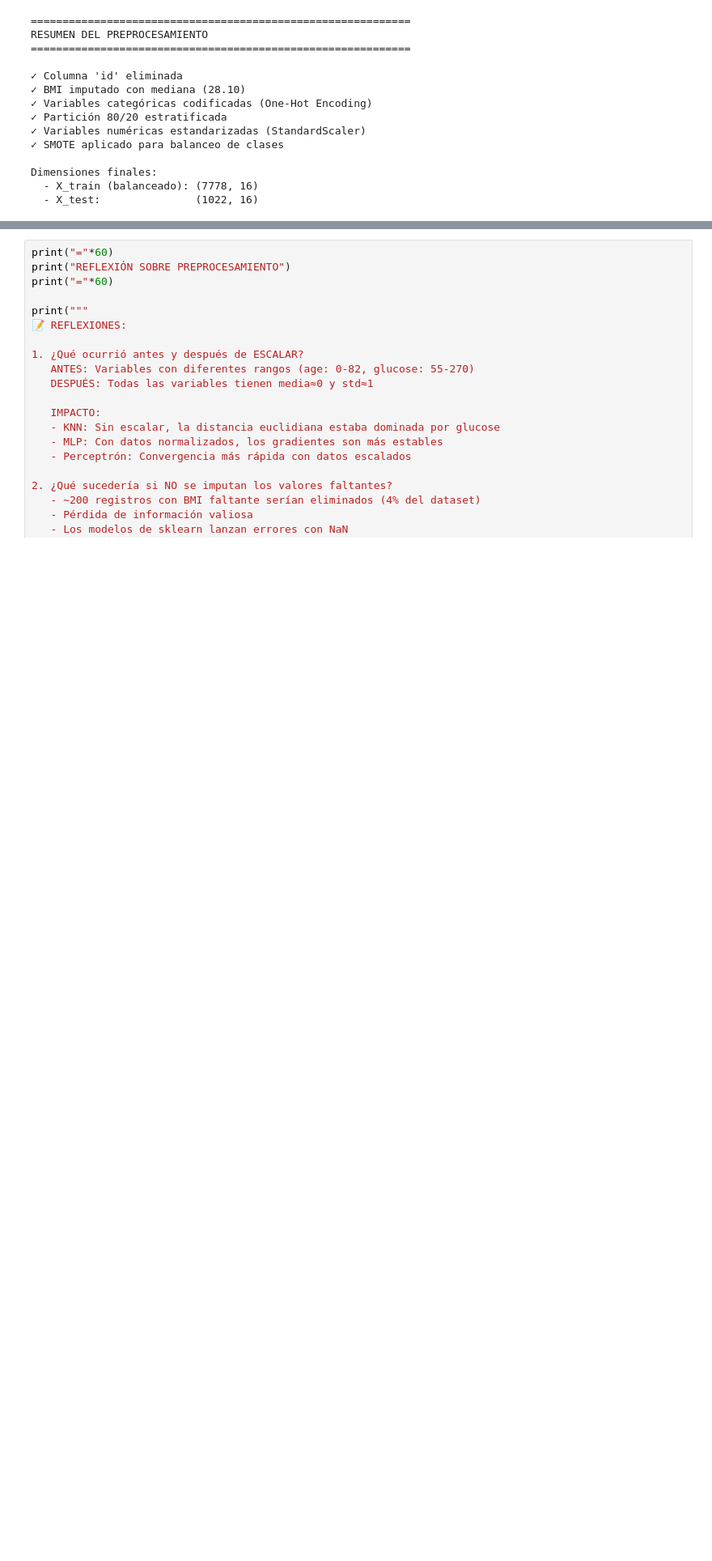
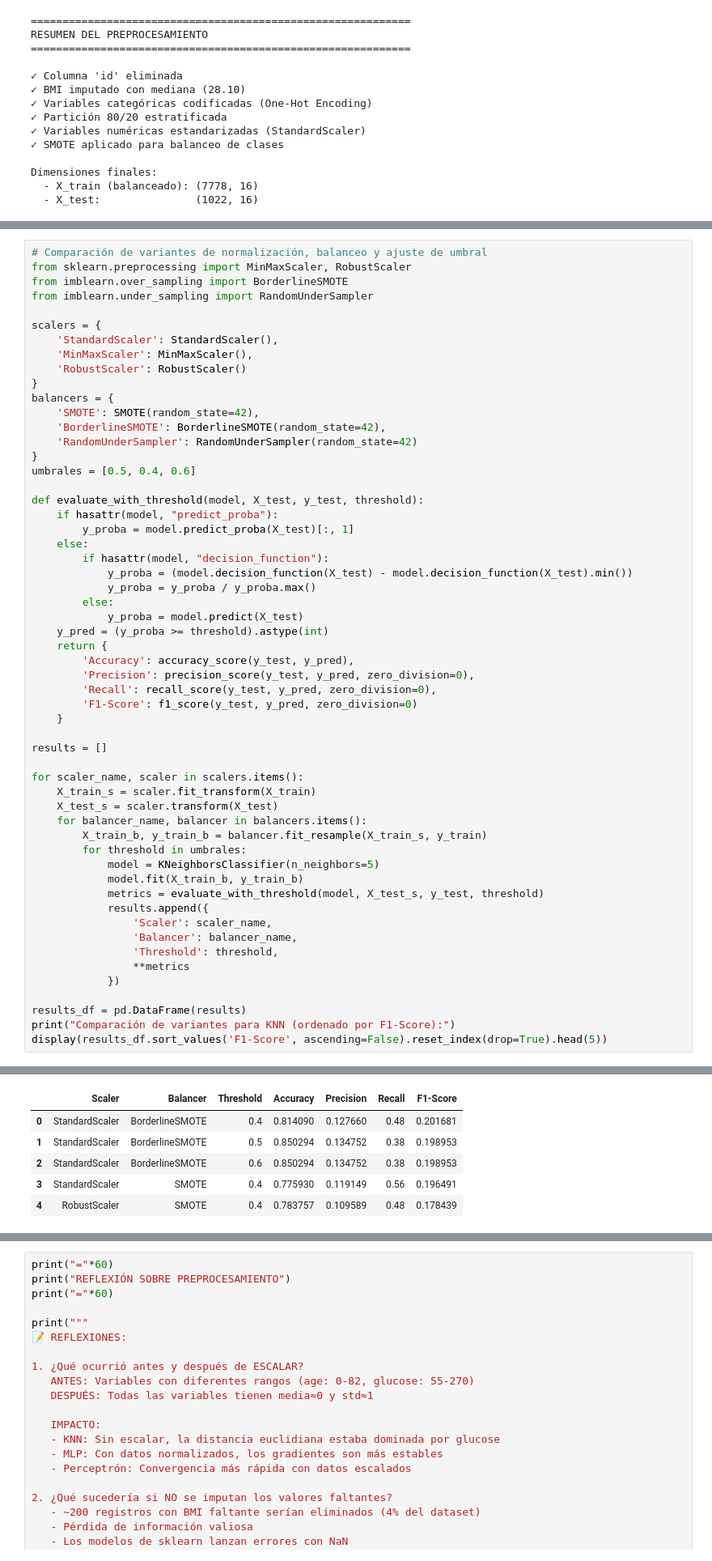
Before and after one commit to AMVMesias/STROKEPREDICTION, a Jupyter notebook: notebooks/stroke_prediction.ipynb, the cells around one changed output, grey strips where cells are left out. Shown at 81% size. Saved outputs shown, nothing was run; the diff lists cells and outputs as text; blank space fills up the shorter version.

```diff
--- a/notebooks/stroke_prediction.ipynb
+++ b/notebooks/stroke_prediction.ipynb
@@ -485,0 +470,57 @@ Se entrenan tres modelos con validación cruzada:
+# %%
+# Comparación de variantes de normalización, balanceo y ajuste de umbral
+from sklearn.preprocessing import MinMaxScaler, RobustScaler
+from imblearn.over_sampling import BorderlineSMOTE
+from imblearn.under_sampling import RandomUnderSampler
+
+scalers = {
+    'StandardScaler': StandardScaler(),
+    'MinMaxScaler': MinMaxScaler(),
+    'RobustScaler': RobustScaler()
+}
+balancers = {
+    'SMOTE': SMOTE(random_state=42),
+    'BorderlineSMOTE': BorderlineSMOTE(random_state=42),
+    'RandomUnderSampler': RandomUnderSampler(random_state=42)
+}
+umbrales = [0.5, 0.4, 0.6]
+
+def evaluate_with_threshold(model, X_test, y_test, threshold):
+    if hasattr(model, "predict_proba"):
+        y_proba = model.predict_proba(X_test)[:, 1]
+    else:
+        if hasattr(model, "decision_function"):
+            y_proba = (model.decision_function(X_test) - model.decision_function(X_test).min())
+            y_proba = y_proba / y_proba.max()
+        else:
+            y_proba = model.predict(X_test)
+    y_pred = (y_proba >= threshold).astype(int)
+    return {
+        'Accuracy': accuracy_score(y_test, y_pred),
+        'Precision': precision_score(y_test, y_pred, zero_division=0),
+        'Recall': recall_score(y_test, y_pred, zero_division=0),
+        'F1-Score': f1_score(y_test, y_pred, zero_division=0)
+    }
+
+results = []
+
+for scaler_name, scaler in scalers.items():
+    X_train_s = scaler.fit_transform(X_train)
+    X_test_s = scaler.transform(X_test)
+    for balancer_name, balancer in balancers.items():
+        X_train_b, y_train_b = balancer.fit_resample(X_train_s, y_train)
+        for threshold in umbrales:
+            model = KNeighborsClassifier(n_neighbors=5)
+            model.fit(X_train_b, y_train_b)
+            metrics = evaluate_with_threshold(model, X_test_s, y_test, threshold)
+            results.append({
+                'Scaler': scaler_name,
+                'Balancer': balancer_name,
+                'Threshold': threshold,
+                **metrics
+            })
+
+results_df = pd.DataFrame(results)
+print("Comparación de variantes para KNN (ordenado por F1-Score):")
+display(results_df.sort_values('F1-Score', ascending=False).reset_index(drop=True).head(5))
+# %% [output]
@@ -485,0 +528,6 @@ Se entrenan tres modelos con validación cruzada:
+|  | Scaler | Balancer | Threshold | Accuracy | Precision | Recall | F1-Score |
+| 0 | StandardScaler | BorderlineSMOTE | 0.4 | 0.814090 | 0.127660 | 0.48 | 0.201681 |
+| 1 | StandardScaler | BorderlineSMOTE | 0.5 | 0.850294 | 0.134752 | 0.38 | 0.198953 |
+| 2 | StandardScaler | BorderlineSMOTE | 0.6 | 0.850294 | 0.134752 | 0.38 | 0.198953 |
+| 3 | StandardScaler | SMOTE | 0.4 | 0.775930 | 0.119149 | 0.56 | 0.196491 |
+| 4 | RobustScaler | SMOTE | 0.4 | 0.783757 | 0.109589 | 0.48 | 0.178439 |
```
Also changed, not shown: parts of 36 cells of this notebook, 2 other files.
